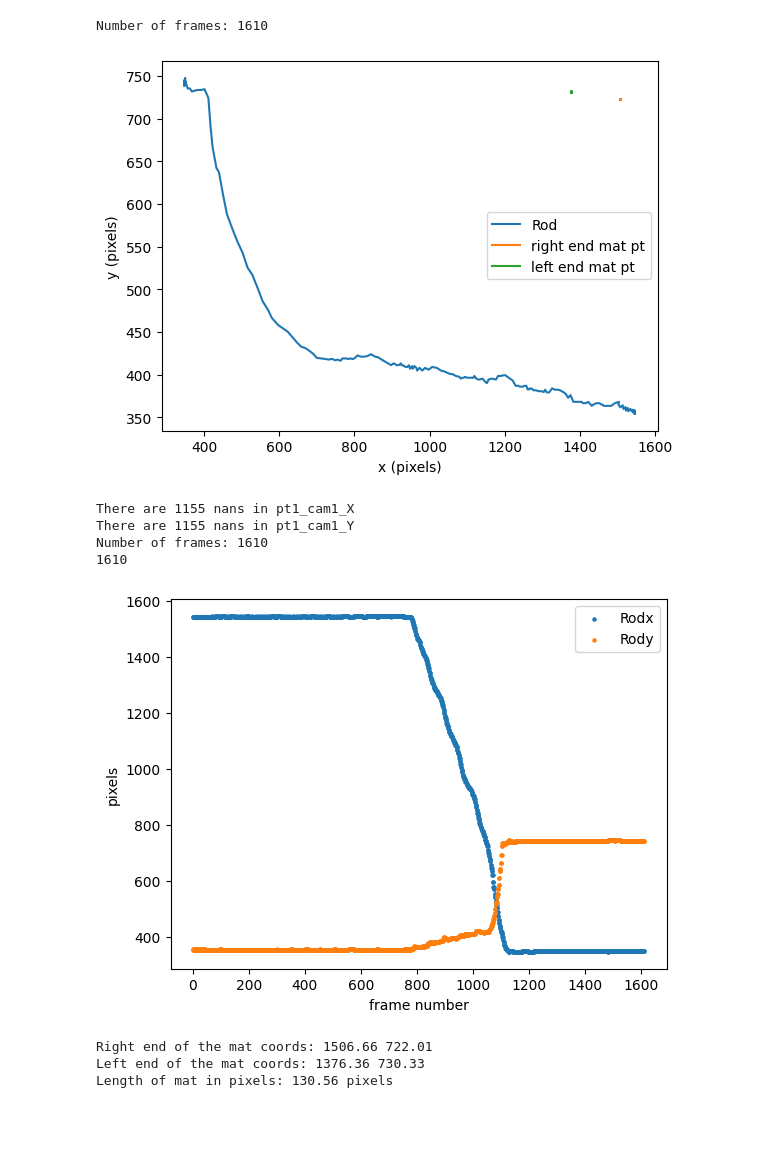
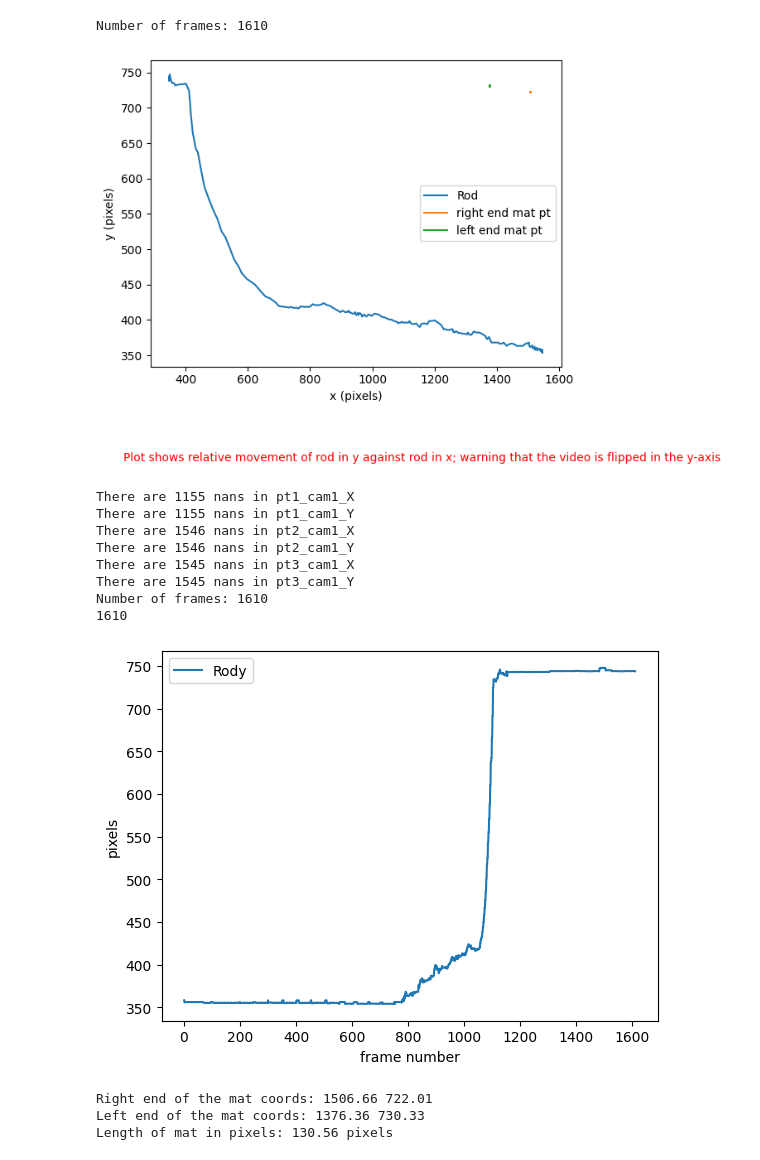
Before and after one commit to pran872/PDW, a Jupyter notebook: analyse_data.ipynb, the cells around one changed output. Drawn from its saved outputs; the diff is of its cells as text; code cells hidden in the pictures; blank space fills up the shorter version.

```diff
--- a/analyse_data.ipynb
+++ b/analyse_data.ipynb
@@ -33,24 +33,25 @@ Number of frames: 1610
 # %%
-filename = "/Users/pranathipoojary/Downloads/12_38_1_digitisation/12_38_1_rod_mat2_data_xypts.csv"
+filename = "12_38_1_digitisation/12_38_1_rod_mat2_data_xypts.csv"
 df = pd.read_csv(filename)
 df.fillna(method='ffill', inplace=True)
 print("Number of frames:", len(df))
 
 for i, col in enumerate(df.columns):
     if i%2==0:
         x = col
         y = col[:-1]+"Y"
         plt.plot(df[x], df[y])
 
 plt.legend(['Rod', 'right end mat pt', 'left end mat pt'])
 plt.xlabel('x (pixels)')
 plt.ylabel('y (pixels)')
+plt.text(200, 200, "Plot shows relative movement of rod in y against rod in x; warning that the video is flipped in the y-axis", fontsize=10, color='red')
 plt.show()
 # %% [output]
 Number of frames: 1610
-[figure, old version]
+[figure, new version]
 # %%
-filename = "/Users/pranathipoojary/Downloads/12_38_1_digitisation/12_38_1_rod_data_xypts.csv"
+filename = "12_38_1_digitisation/12_38_1_rod_mat2_data_xypts.csv"
 df = pd.read_csv(filename)
 for col in df.columns:
     print(f'There are {df[col].isna().sum()} nans in {col}')
@@ -58,22 +59,27 @@ for col in df.columns:
 df.fillna(method='ffill', inplace=True)
 print("Number of frames:", len(df))
 
-x = range(1, len(df)+1)
-print(len(x))
-for col in df.columns:
-    plt.scatter(x, df[col], s=5)
-    # plt.plot(x, df[col])
+frames = range(1, len(df)+1)
+print(len(frames))
+# plt.scatter(frames, df['pt1_cam1_Y'], s=2)
+# plt.scatter(frames, df['pt1_cam1_X'], s=2)
+plt.plot(frames, df['pt1_cam1_Y'])
+# plt.plot(frames, df['pt1_cam1_X'])
 
-plt.legend(['Rodx', 'Rody'])
+plt.legend(['Rody', 'Rodx'])
 plt.xlabel('frame number')
 plt.ylabel('pixels')
 plt.show()
 # %% [output]
 There are 1155 nans in pt1_cam1_X
 There are 1155 nans in pt1_cam1_Y
+There are 1546 nans in pt2_cam1_X
+There are 1546 nans in pt2_cam1_Y
+There are 1545 nans in pt3_cam1_X
+There are 1545 nans in pt3_cam1_Y
 Number of frames: 1610
 1610
-[figure, old version]
+[figure, new version]
 # %%
 # Obtaining pixel length of mat
 right_end_X = df['pt2_cam1_X'].mean().item()
```
Also changed, not shown: parts of 5 cells of this notebook, 4 other files.
